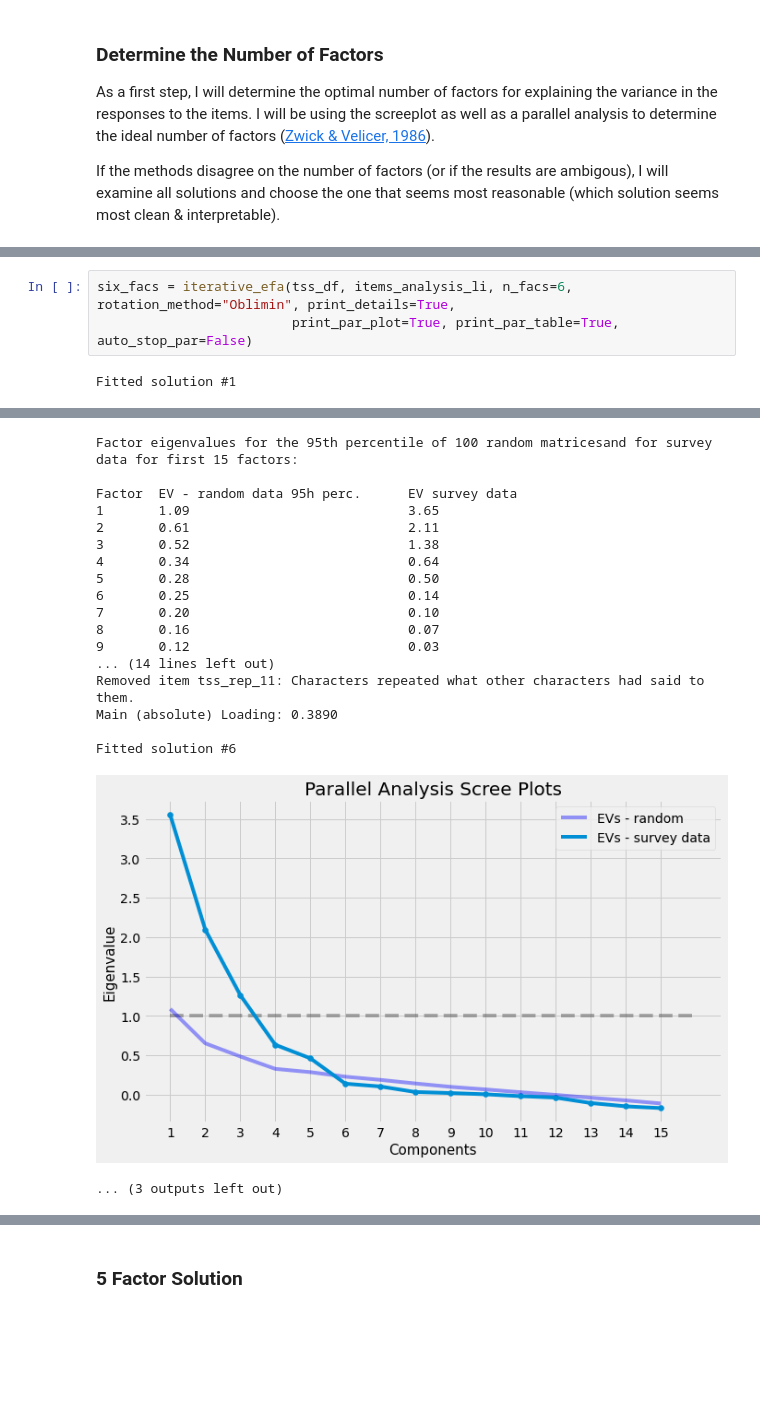
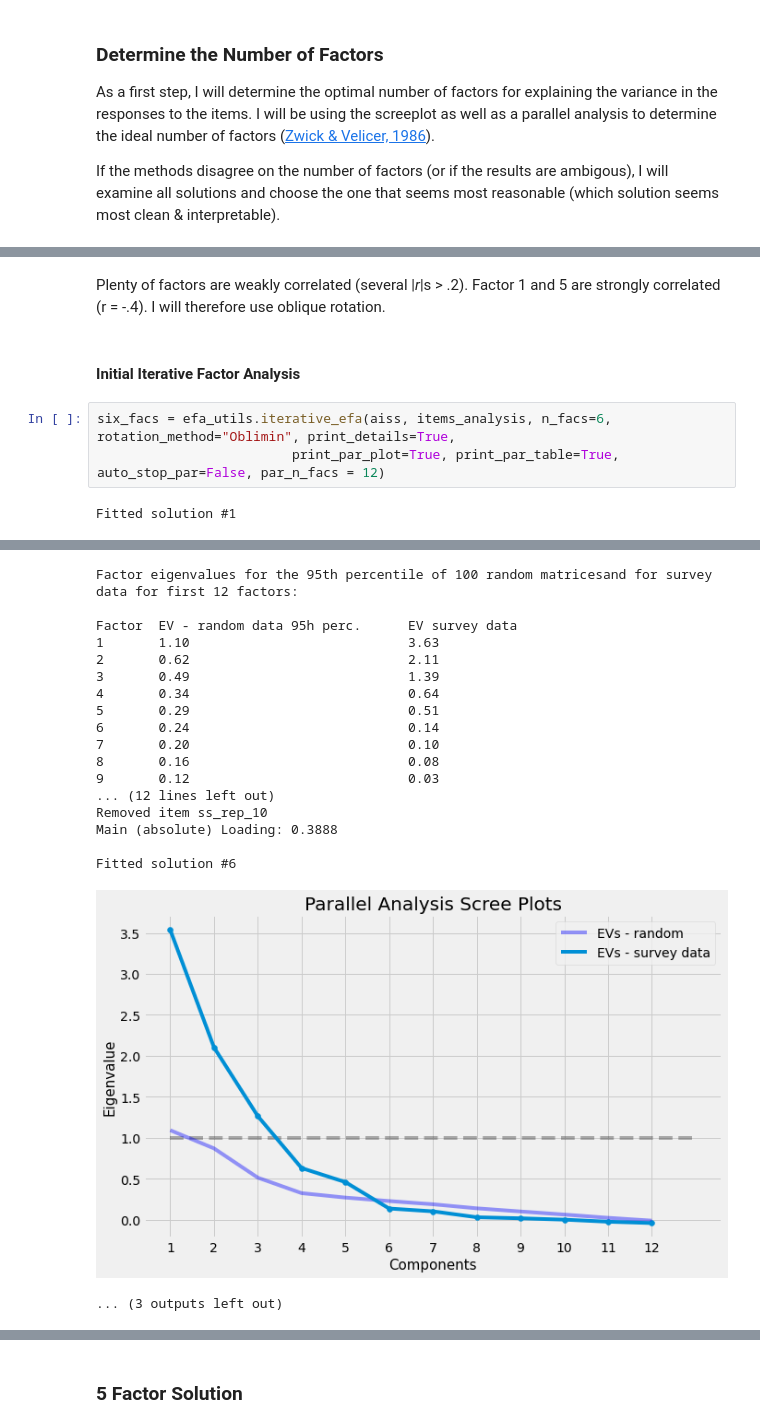
Before and after one commit to MWiechmann/ai_story_scale, a Jupyter notebook: study1_scale_construction/step_2_scale_construction_efa.ipynb, the cells around one changed output, grey strips where cells are left out. Saved outputs shown, nothing was run; the diff lists cells and outputs as text; blank space fills up the shorter version.

Commit message:
revise and document 6 factor solution

```diff
--- a/study1_scale_construction/step_2_scale_construction_efa.ipynb
+++ b/study1_scale_construction/step_2_scale_construction_efa.ipynb
@@ -334,5 +332,9 @@ Factor Correlation Matrix (Oblique Rotation):
+# %% [markdown]
+Plenty of factors are weakly correlated (several |_r_|s > .2). Factor 1 and 5 are strongly correlated (r = -.4). I will therefore use oblique rotation.
+# %% [markdown]
+#### Initial Iterative Factor Analysis
 # %%
-six_facs = iterative_efa(tss_df, items_analysis_li, n_facs=6, rotation_method="Oblimin", print_details=True,
-                         print_par_plot=True, print_par_table=True, auto_stop_par=False)
+six_facs = efa_utils.iterative_efa(aiss, items_analysis, n_facs=6, rotation_method="Oblimin", print_details=True,
+                         print_par_plot=True, print_par_table=True, auto_stop_par=False, par_n_facs = 12)
 # %% [output]
 Fitted solution #1
@@ -412,19 +414,19 @@ Fitted solution #5
-Factor eigenvalues for the 95th percentile of 100 random matricesand for survey data for first 15 factors:
+Factor eigenvalues for the 95th percentile of 100 random matricesand for survey data for first 12 factors:
 
 Factor  EV - random data 95h perc.      EV survey data
-1       1.09                            3.65
-2       0.61                            2.11
-3       0.52                            1.38
+1       1.10                            3.63
+2       0.62                            2.11
+3       0.49                            1.39
 4       0.34                            0.64
-5       0.28                            0.50
-6       0.25                            0.14
+5       0.29                            0.51
+6       0.24                            0.14
 7       0.20                            0.10
-8       0.16                            0.07
+8       0.16                            0.08
 9       0.12                            0.03
-... (14 lines left out)
-Removed item tss_rep_11: Characters repeated what other characters had said to them.
-Main (absolute) Loading: 0.3890
+... (12 lines left out)
+Removed item ss_rep_10
+Main (absolute) Loading: 0.3888
 
 Fitted solution #6
-[figure, old version]
+[figure, new version]
 ... (3 outputs left out)
```
Also changed, not shown: parts of 77 cells of this notebook.
